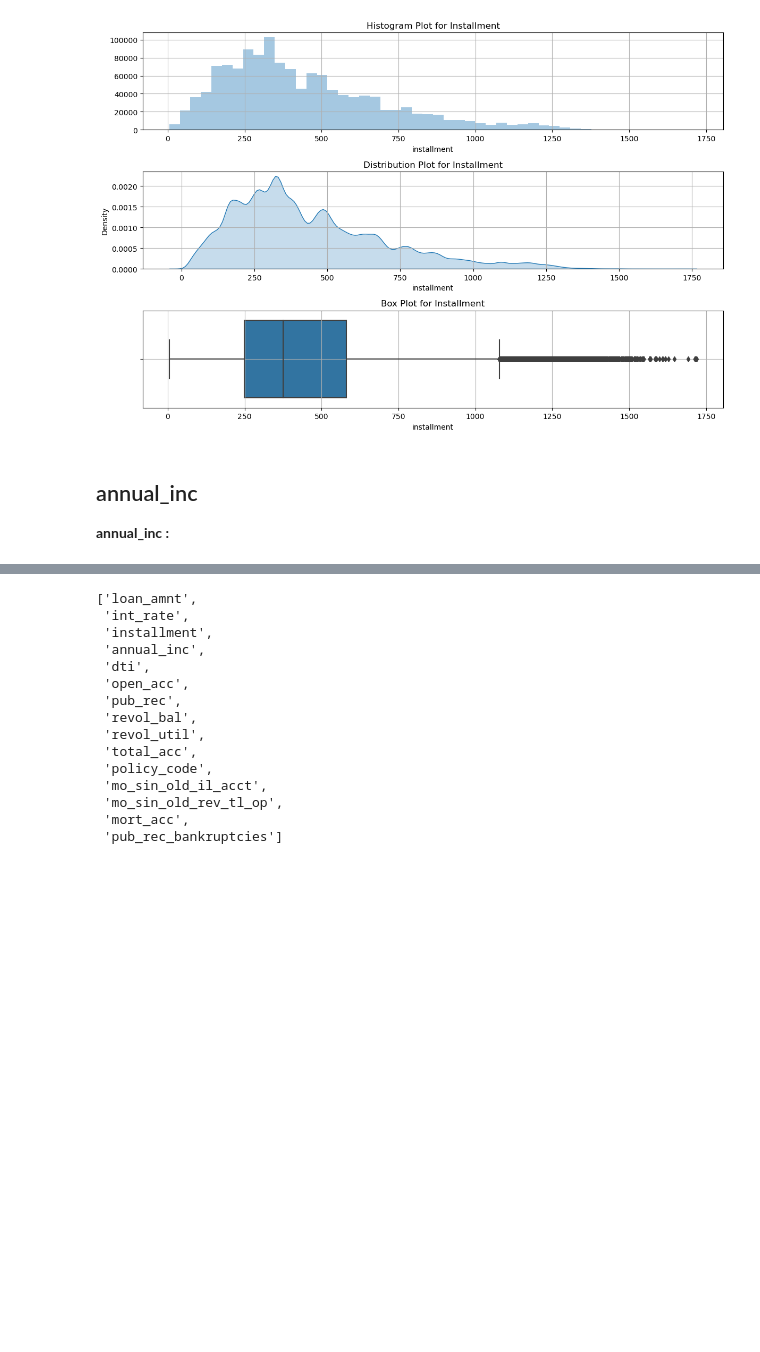
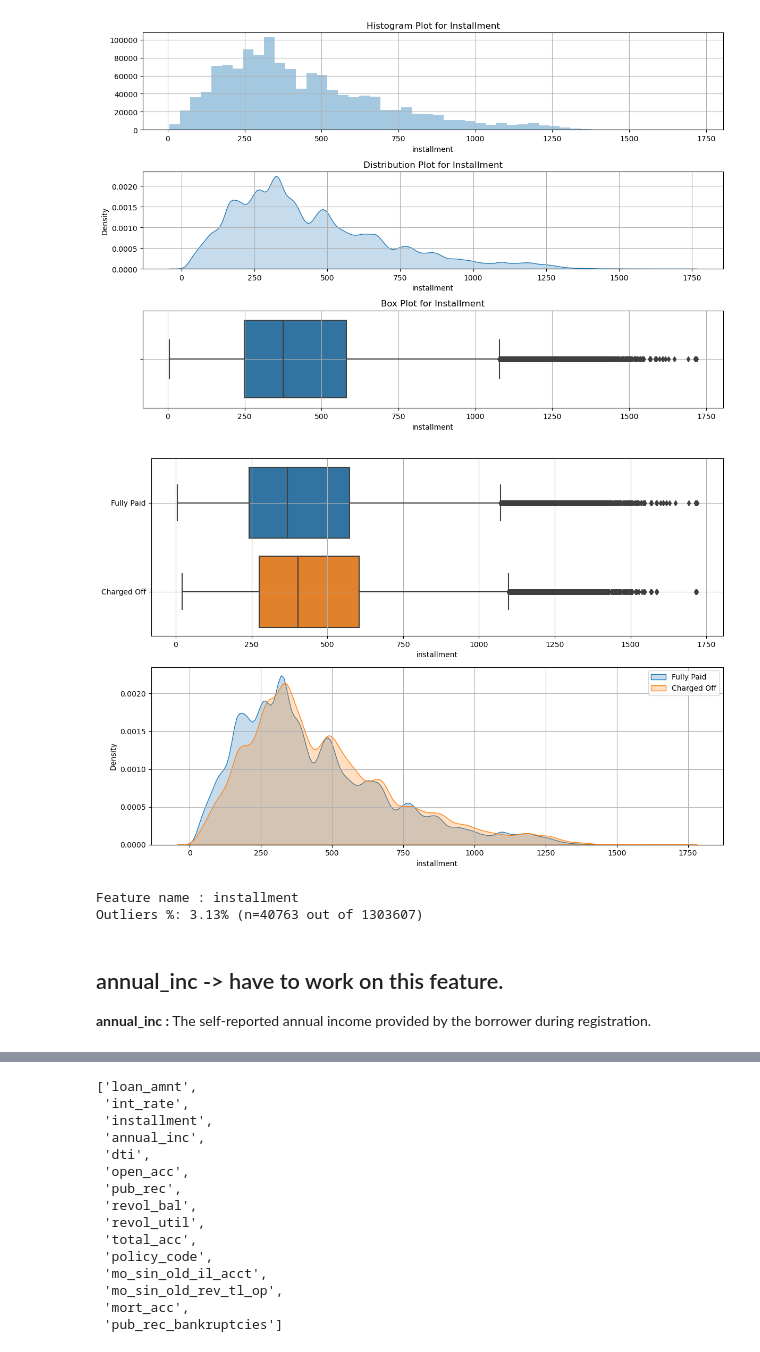
Before and after one commit to Singhal-Piyush/credit-risk-probability-default-model, a Jupyter notebook: 01_credit_risk_data_exploration.ipynb, the cells around one changed output, grey strips where cells are left out. Cells and saved outputs as stored; diff of their text form; code cells hidden in the pictures; blank space fills up the shorter version.

```diff
--- a/01_credit_risk_data_exploration.ipynb
+++ b/01_credit_risk_data_exploration.ipynb
@@ -876,7 +856,16 @@ univariate_analysis_plot('installment', "Installment", dataset_loan)
 # %% [output]
 [figure]
+# %%
+feature_target_relationship('installment', "Installment", dataset_loan)
+# %% [output]
+[figure, added]
+# %%
+outlier_percent_IQR_method('installment', dataset_loan, True)
+# %% [output]
+Feature name : installment
+Outliers %: 3.13% (n=40763 out of 1303607)
 # %% [markdown]
-## annual_inc
+## annual_inc -> have to work on this feature.
 
-**annual_inc :**
+**annual_inc :** The self-reported annual income provided by the borrower during registration.
 # %%
```
Also changed, not shown: parts of 35 cells of this notebook, 1 other file.
